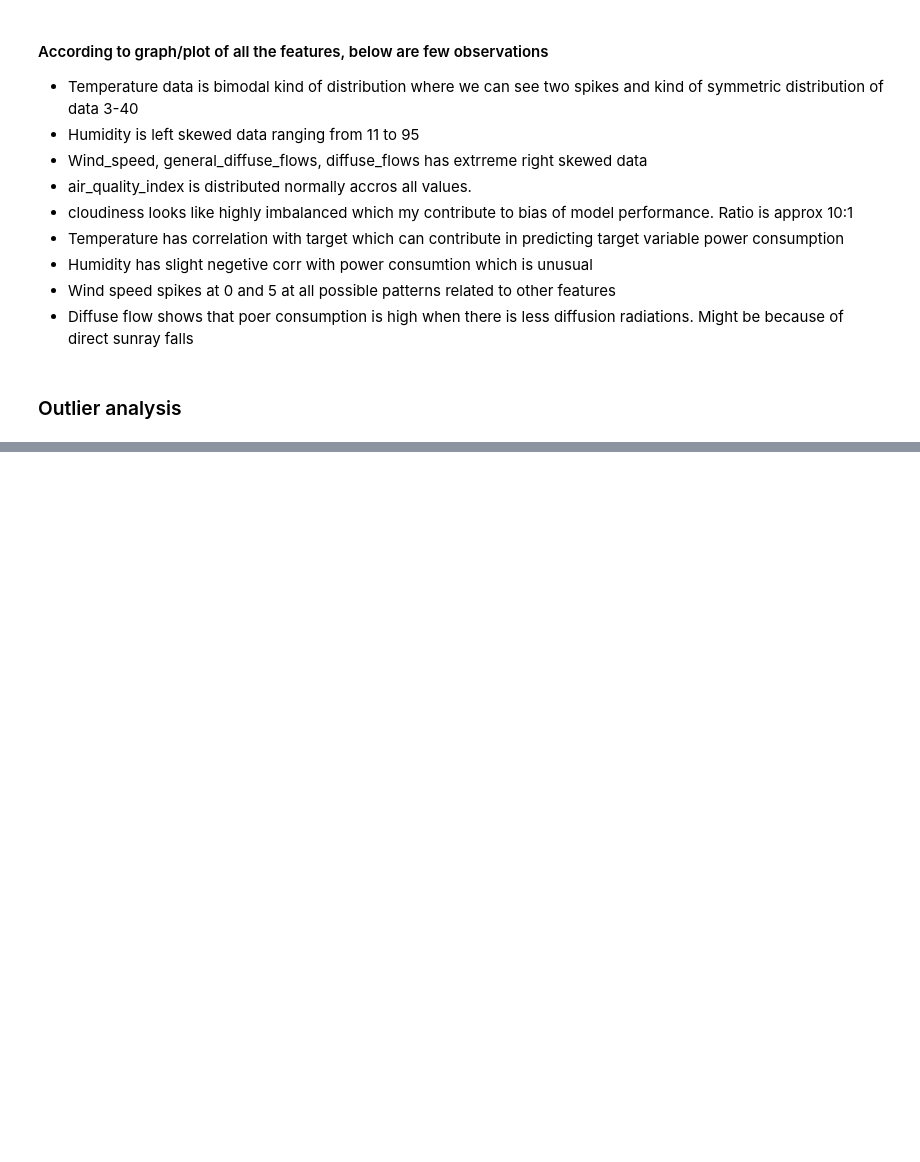
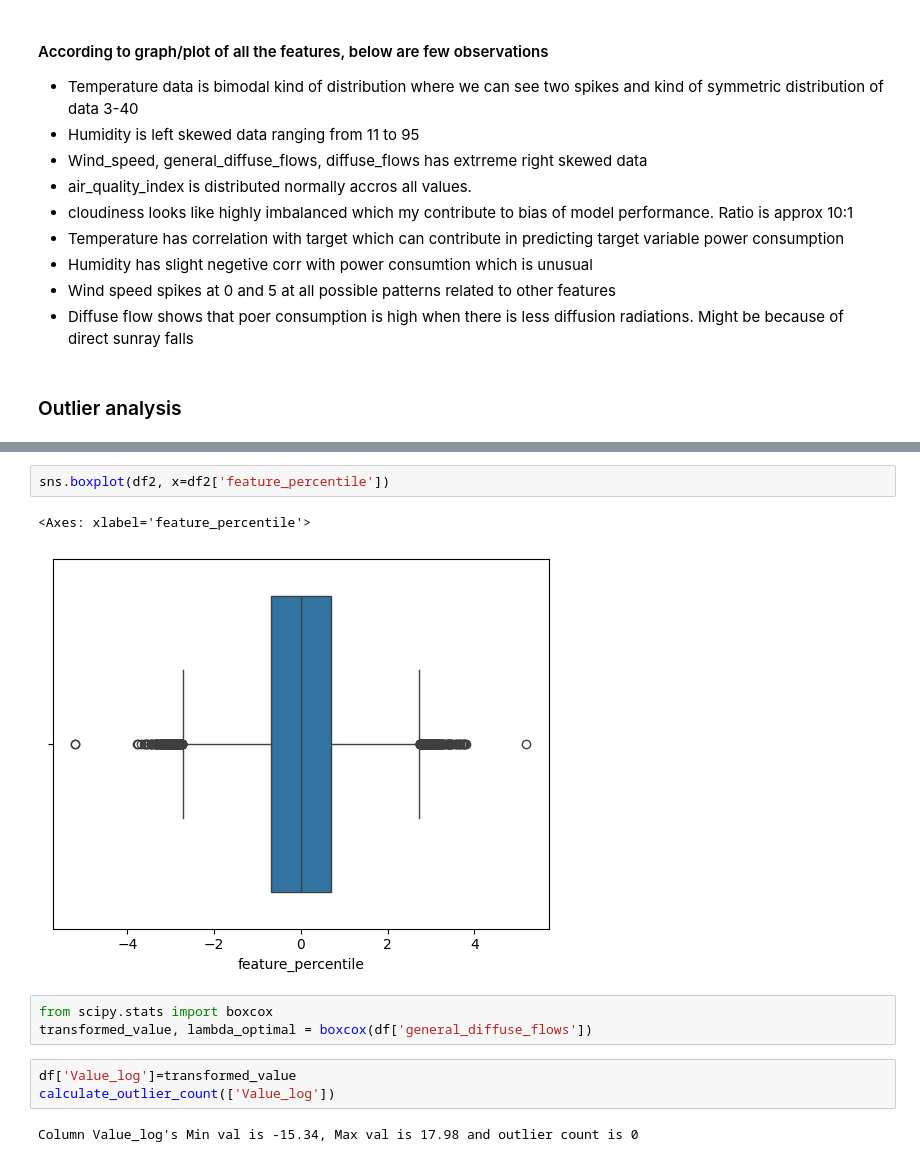
Before and after one commit to nareshrbg/power-consumption-predictor, a Jupyter notebook: power-consumption-predictor.ipynb, the cells around one changed output, grey strips where cells are left out. Drawn from its saved outputs; the diff is of its cells as text; blank space fills up the shorter version.

```diff
--- a/power-consumption-predictor.ipynb
+++ b/power-consumption-predictor.ipynb
@@ -430,0 +505,13 @@ plt.show()
+# %%
+sns.boxplot(df2, x=df2['feature_percentile'])
+# %% [output]
+<Axes: xlabel='feature_percentile'>
+[figure, added]
+# %%
+from scipy.stats import boxcox
+transformed_value, lambda_optimal = boxcox(df['general_diffuse_flows'])
+# %%
+df['Value_log']=transformed_value
+calculate_outlier_count(['Value_log'])
+# %% [output]
+Column Value_log's Min val is -15.34, Max val is 17.98 and outlier count is 0
```
Also changed, not shown: parts of 19 cells of this notebook.
